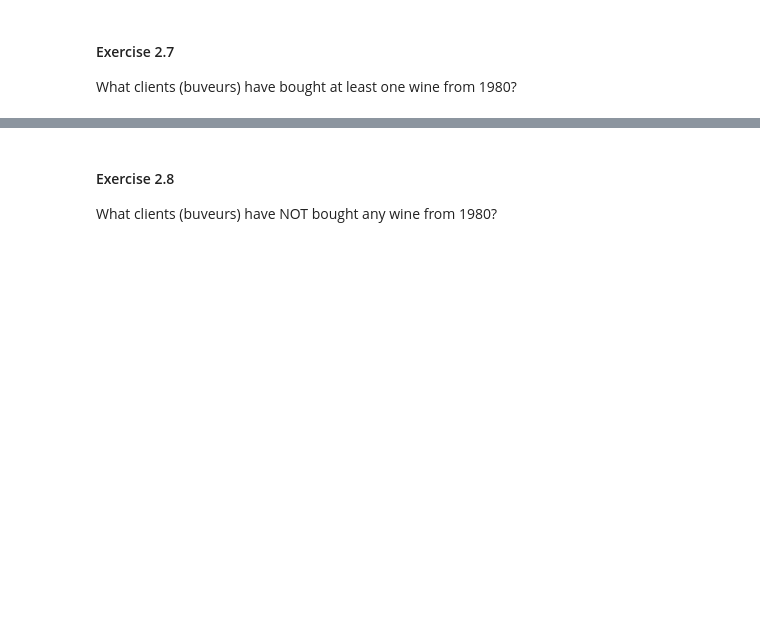
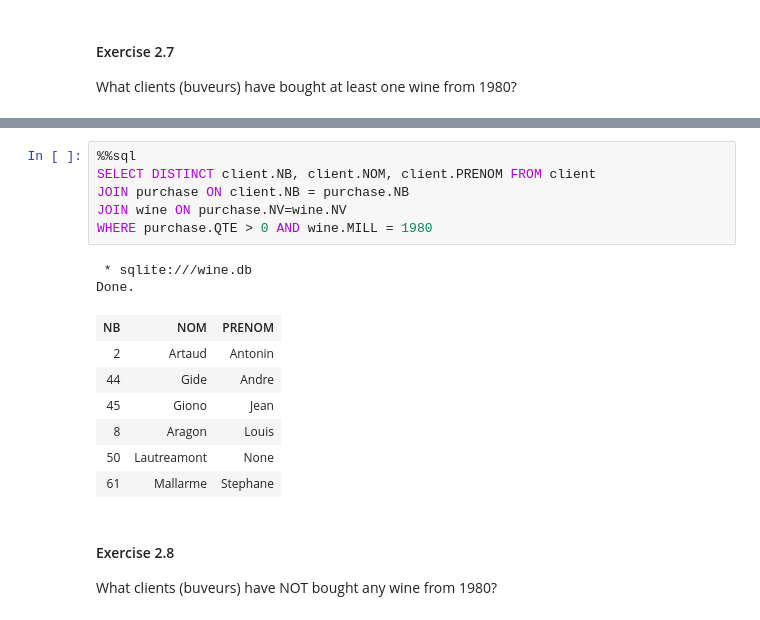
Before and after one commit to margauxRodrigues/Bases-de-donn-es, a Jupyter notebook: TP2_Margaux_rodrigues.ipynb, the cells around one changed output, grey strips where cells are left out. Saved outputs shown, nothing was run; the diff lists cells and outputs as text; blank space fills up the shorter version.

```diff
--- a/TP2_Margaux_rodrigues.ipynb
+++ b/TP2_Margaux_rodrigues.ipynb
@@ -637,3 +606,19 @@ Done.
+# %%
+%%sql
+SELECT DISTINCT client.NB, client.NOM, client.PRENOM FROM client
+JOIN purchase ON client.NB = purchase.NB
+JOIN wine ON purchase.NV=wine.NV
+WHERE purchase.QTE > 0 AND wine.MILL = 1980
+# %% [output]
+ * sqlite:///wine.db
+Done.
+| NB | NOM | PRENOM |
+| 2 | Artaud | Antonin |
+| 44 | Gide | Andre |
+| 45 | Giono | Jean |
+| 8 | Aragon | Louis |
+| 50 | Lautreamont | None |
+| 61 | Mallarme | Stephane |
 # %% [markdown]
 #### Exercise 2.8
 
```
Also changed, not shown: parts of 16 cells of this notebook, 1 other file.
